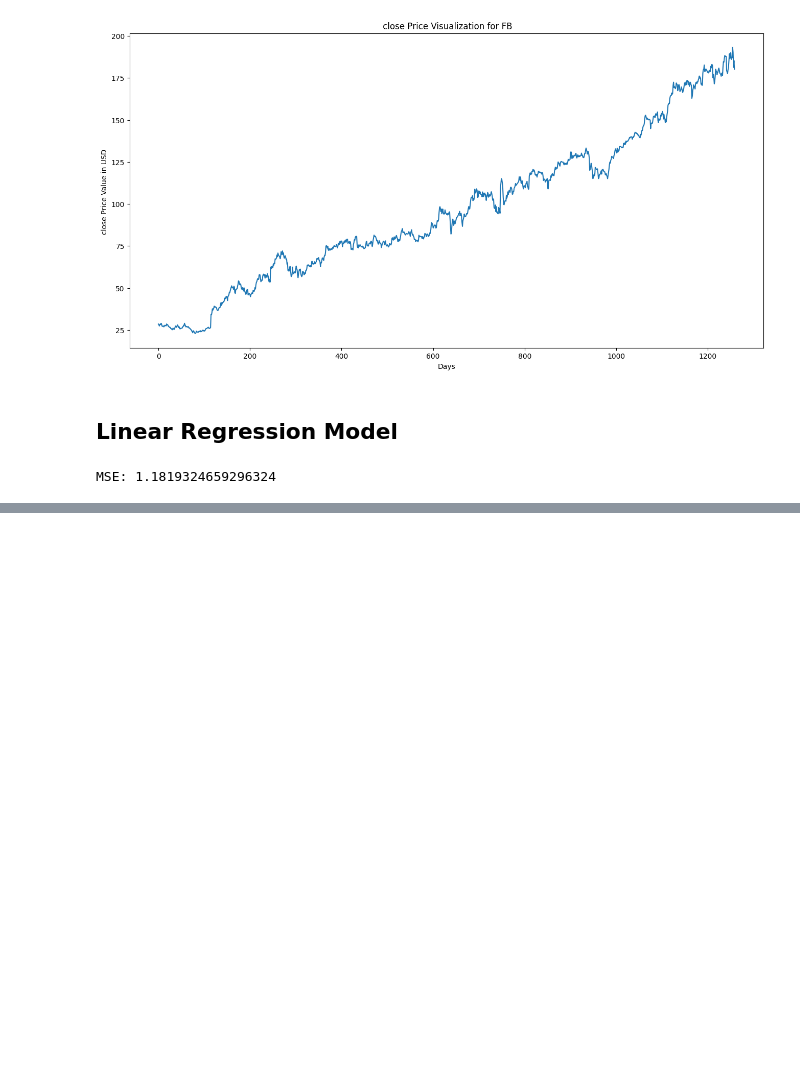
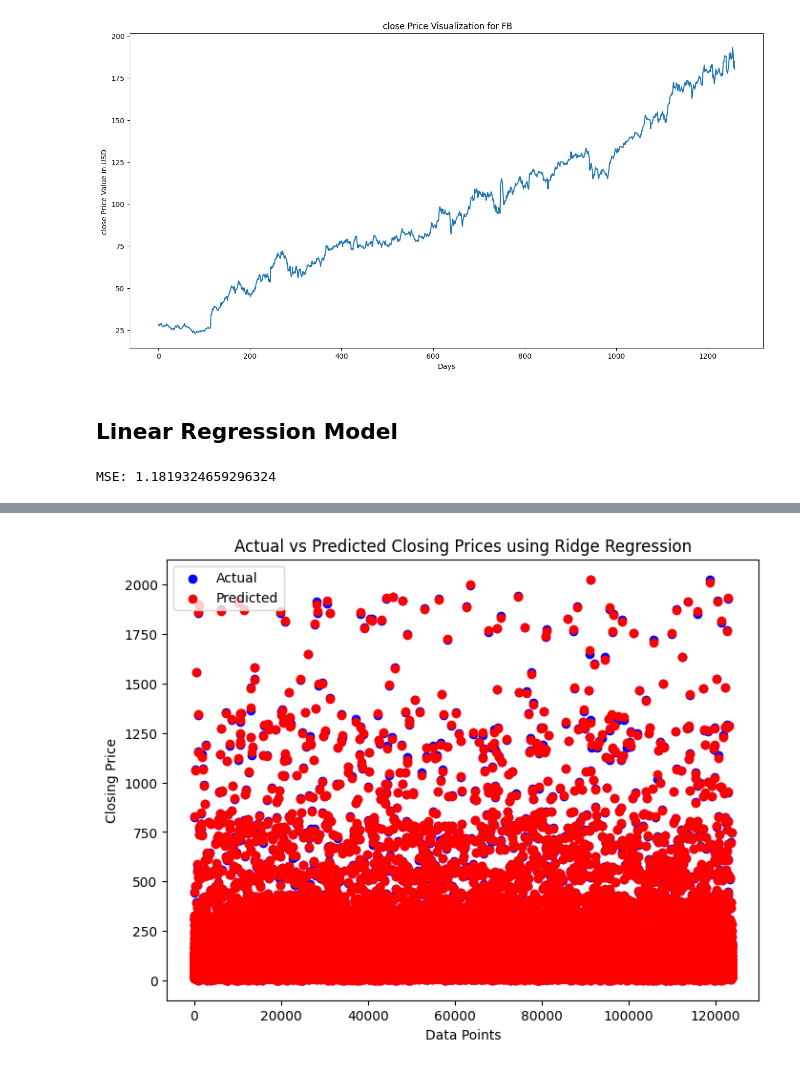
Before and after one commit to paarthvisharma/StockPricePrediction, a Jupyter notebook: StockPrediction.ipynb, the cells around one changed output, grey strips where cells are left out. Saved outputs shown, nothing was run; the diff lists cells and outputs as text; code cells hidden in the pictures; blank space fills up the shorter version.

```diff
--- a/StockPrediction.ipynb
+++ b/StockPrediction.ipynb
@@ -244,0 +266,12 @@ plt.show()
+# %%
+# Visualization
+plt.figure(figsize=(8,6))
+plt.scatter(range(len(y_test)), y_test, color='blue', label='Actual')
+plt.scatter(range(len(y_pred_ridge)), y_pred_ridge, color='red', label='Predicted')
+plt.title("Actual vs Predicted Closing Prices using Ridge Regression")
+plt.xlabel("Data Points")
+plt.ylabel("Closing Price")
+plt.legend()
+plt.show()
+# %% [output]
+[figure, added]
```
Also changed, not shown: parts of 6 cells of this notebook.
